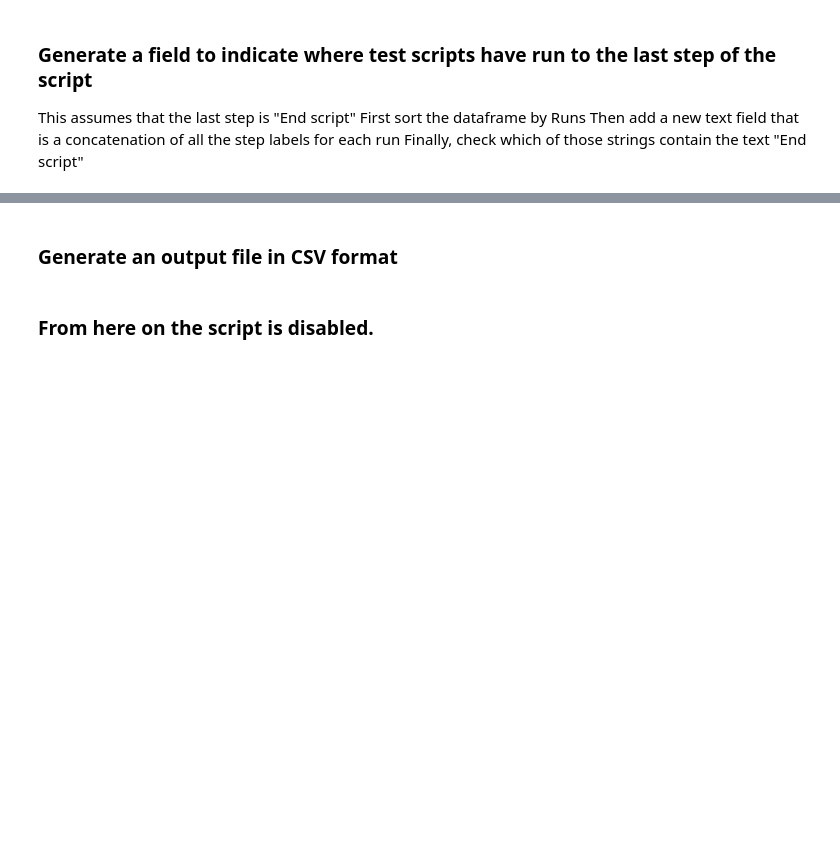
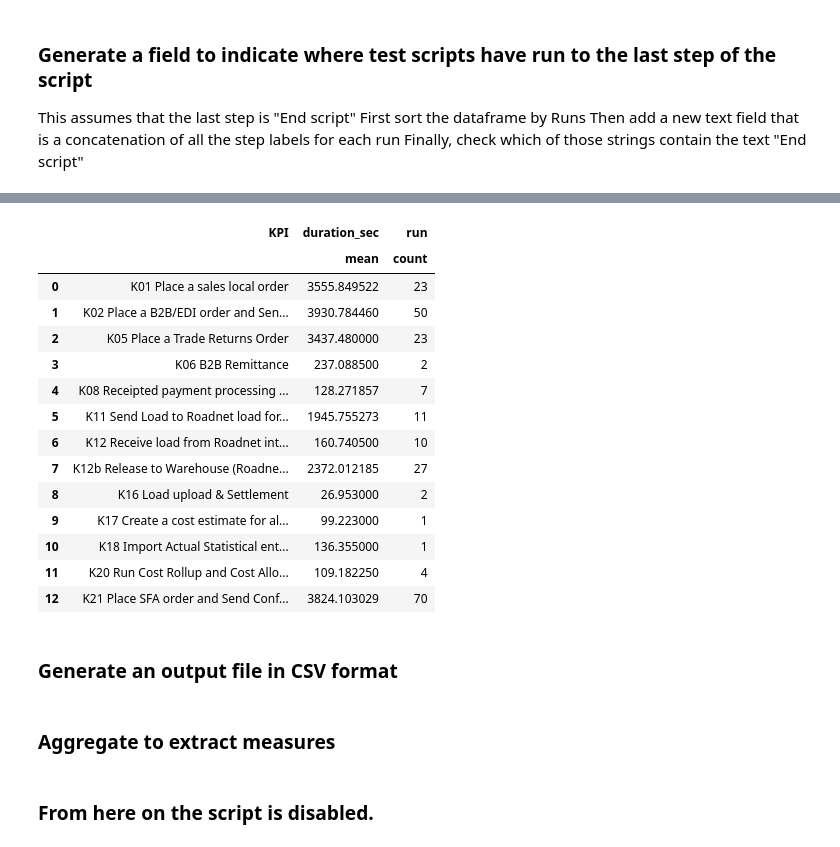
Before and after one commit to Lodewikus/CCBA_IPT, a Jupyter notebook: scratch_pad.ipynb, the cells around one changed output, grey strips where cells are left out. Drawn from its saved outputs; the diff is of its cells as text; code cells hidden in the pictures; blank space fills up the shorter version.

```diff
--- a/scratch_pad.ipynb
+++ b/scratch_pad.ipynb
@@ -317,4 +505,26 @@ df2.rename(columns={'script_status': 'EA_script_status','step_state': 'EA_step_s
+# %%
+# mask = (z1['duration_sec'] <= z['90percQ'])
+# z1[mask].groupby(['KPI']).agg({'duration_sec': {'mean'}}).reset_index().sort_values(by=['KPI'])
+z1.groupby(['KPI']).agg({'duration_sec': {'mean'}, 'run': {'count'}}).reset_index().sort_values(by=['KPI'])
+# %% [output]
+|  | KPI | duration_sec | run |
+|  |  | mean | count |
+| 0 | K01 Place a sales local order | 3555.849522 | 23 |
+| 1 | K02 Place a B2B/EDI order and Sen... | 3930.784460 | 50 |
+| 2 | K05 Place a Trade Returns Order | 3437.480000 | 23 |
+| 3 | K06 B2B Remittance | 237.088500 | 2 |
+| 4 | K08 Receipted payment processing ... | 128.271857 | 7 |
+| 5 | K11 Send Load to Roadnet load for... | 1945.755273 | 11 |
+| 6 | K12 Receive load from Roadnet int... | 160.740500 | 10 |
+| 7 | K12b Release to Warehouse (Roadne... | 2372.012185 | 27 |
+| 8 | K16 Load upload & Settlement | 26.953000 | 2 |
+| 9 | K17 Create a cost estimate for al... | 99.223000 | 1 |
+| 10 | K18 Import Actual Statistical ent... | 136.355000 | 1 |
+| 11 | K20 Run Cost Rollup and Cost Allo... | 109.182250 | 4 |
+| 12 | K21 Place SFA order and Send Conf... | 3824.103029 | 70 |
 # %% [markdown]
 ### Generate an output file in CSV format
 # %%
 df2.to_csv('data/execution/result.csv',index=False)
+# %% [markdown]
+### Aggregate to extract measures
```
Also changed, not shown: parts of 39 cells of this notebook, 1 other file.
